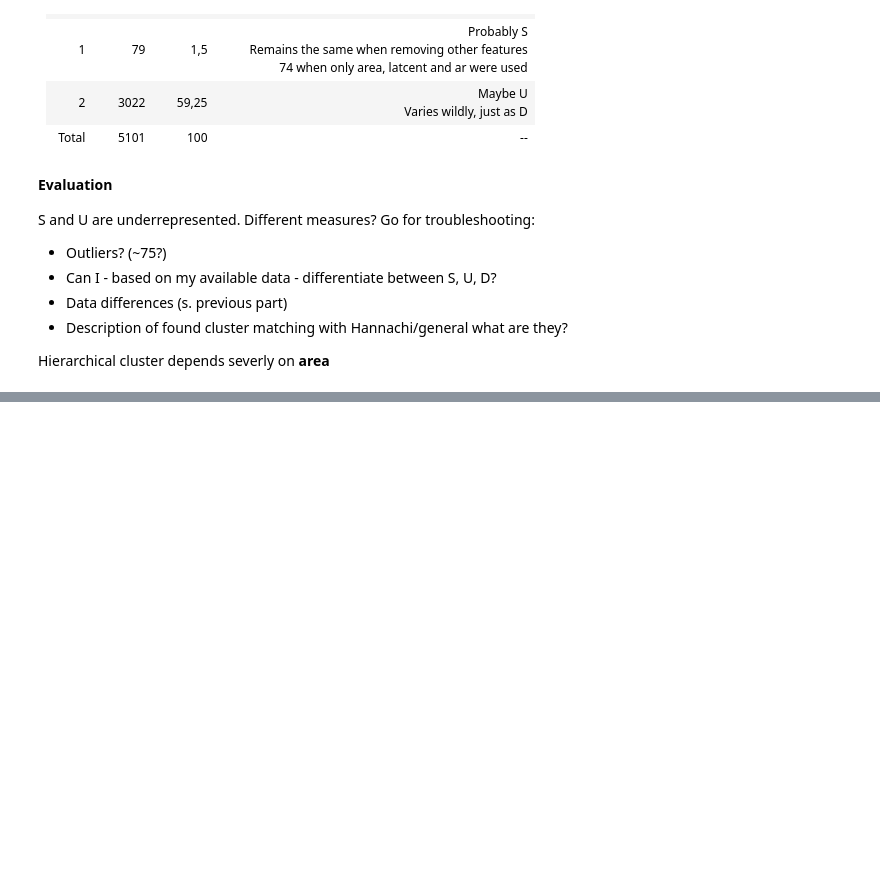
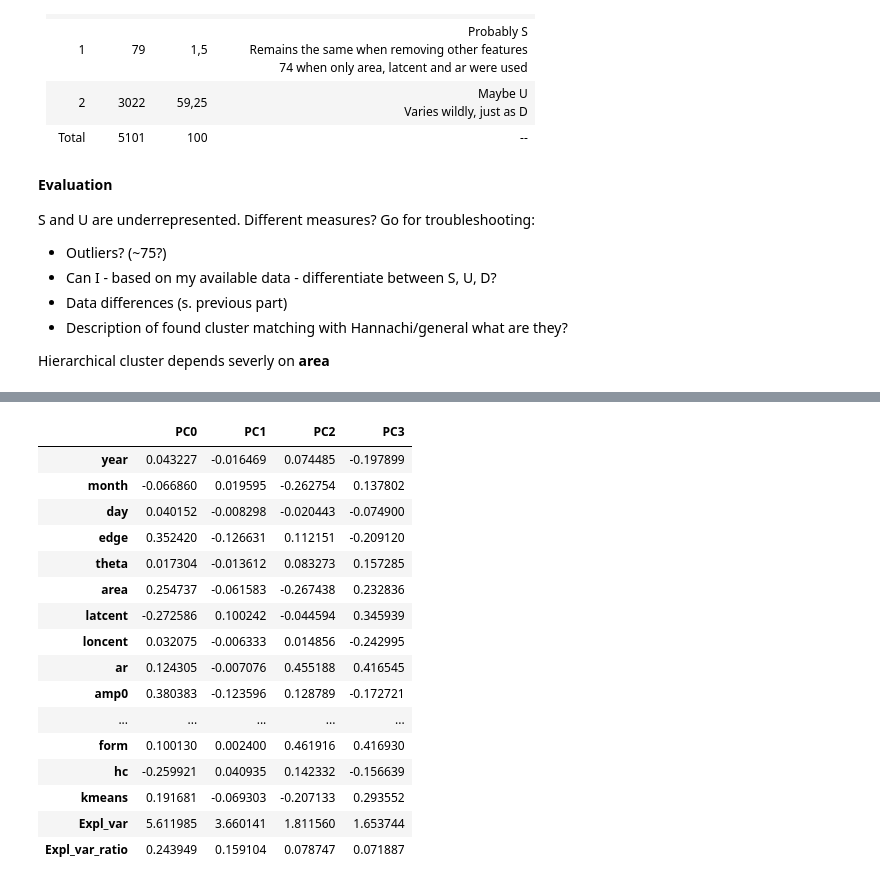
Before and after one commit to hGl0/arctic, a Jupyter notebook: Playground.ipynb, the cells around one changed output, grey strips where cells are left out. Drawn from its saved outputs; the diff is of its cells as text; code cells hidden in the pictures; blank space fills up the shorter version.

```diff
--- a/Playground.ipynb
+++ b/Playground.ipynb
@@ -327,2 +394,22 @@ plt.show()
+# %%
+compute_pca(era5_hannachi, plot_type=None)
+# %% [output]
+|  | PC0 | PC1 | PC2 | PC3 |
+| year | 0.043227 | -0.016469 | 0.074485 | -0.197899 |
+| month | -0.066860 | 0.019595 | -0.262754 | 0.137802 |
+| day | 0.040152 | -0.008298 | -0.020443 | -0.074900 |
+| edge | 0.352420 | -0.126631 | 0.112151 | -0.209120 |
+| theta | 0.017304 | -0.013612 | 0.083273 | 0.157285 |
+| area | 0.254737 | -0.061583 | -0.267438 | 0.232836 |
+| latcent | -0.272586 | 0.100242 | -0.044594 | 0.345939 |
+| loncent | 0.032075 | -0.006333 | 0.014856 | -0.242995 |
+| ar | 0.124305 | -0.007076 | 0.455188 | 0.416545 |
+| amp0 | 0.380383 | -0.123596 | 0.128789 | -0.172721 |
+| ... | ... | ... | ... | ... |
+| form | 0.100130 | 0.002400 | 0.461916 | 0.416930 |
+| hc | -0.259921 | 0.040935 | 0.142332 | -0.156639 |
+| kmeans | 0.191681 | -0.069303 | -0.207133 | 0.293552 |
+| Expl_var | 5.611985 | 3.660141 | 1.811560 | 1.653744 |
+| Expl_var_ratio | 0.243949 | 0.159104 | 0.078747 | 0.071887 |
 # %%
 pc=13
```
Also changed, not shown: parts of 11 cells of this notebook, 6 other files.
